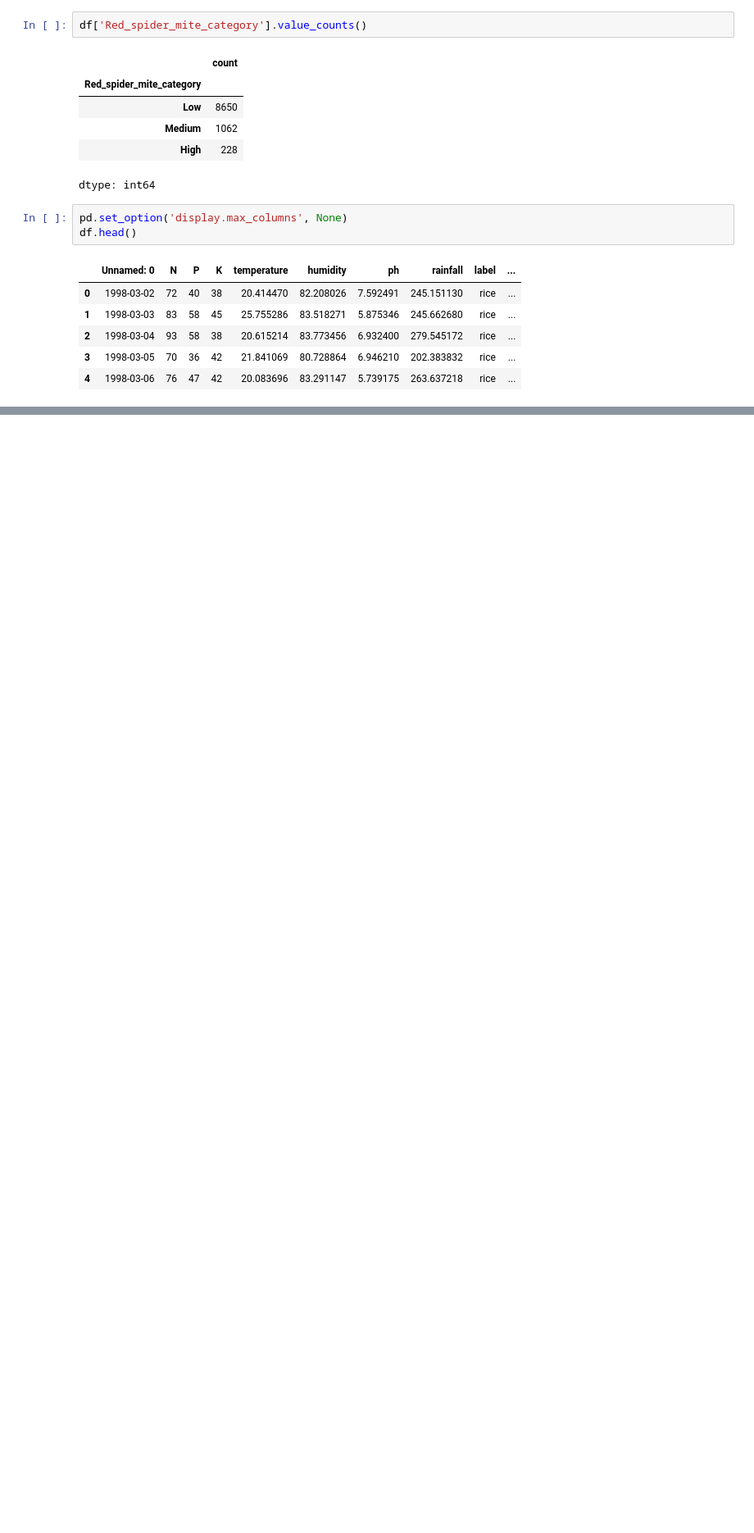
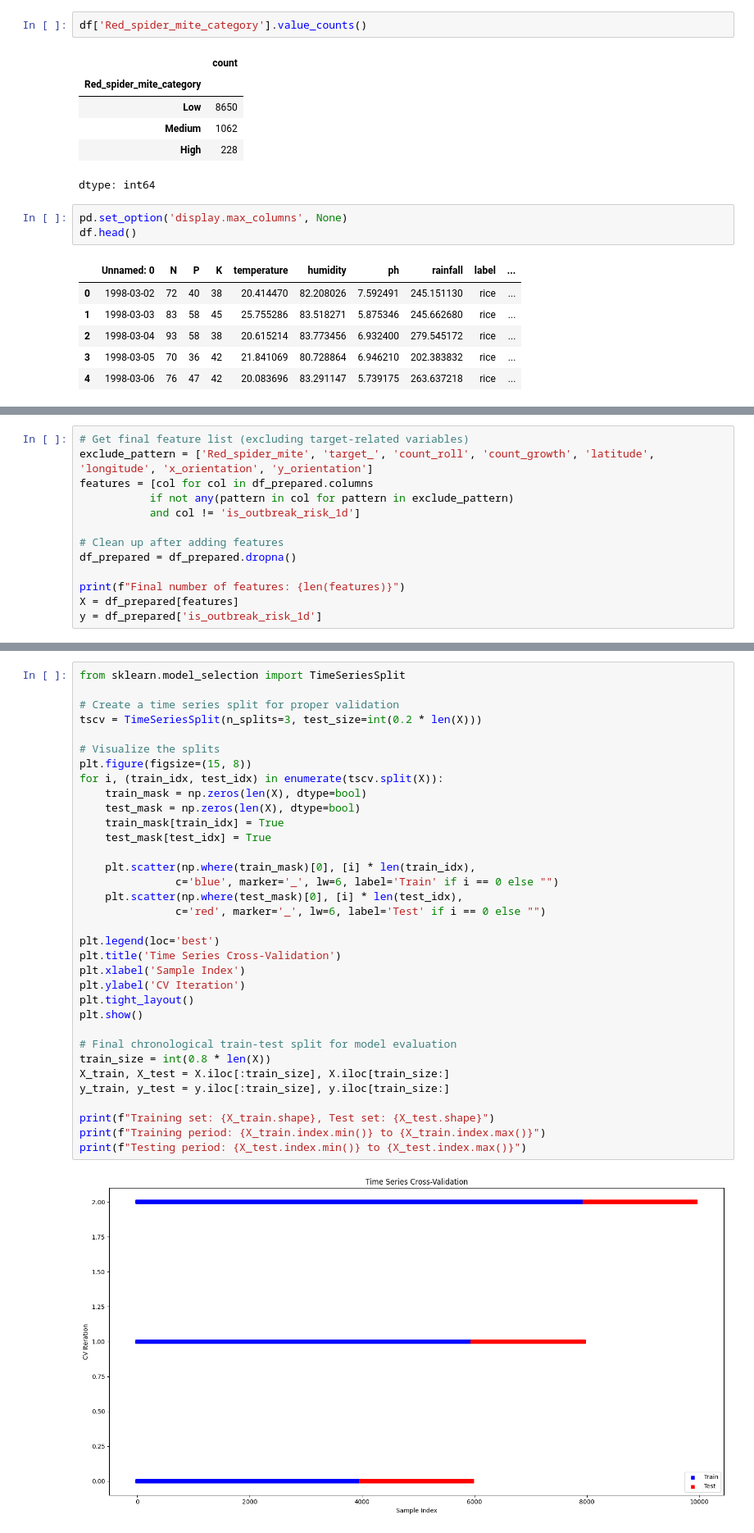
Before and after one commit to Omkar31415/AI_capstone, a Jupyter notebook: Model_training.ipynb, the cells around one changed output, grey strips where cells are left out. Shown at 82% size. Cells and saved outputs as stored; diff of their text form; blank space fills up the shorter version.

Commit message:
Model Training Updated

```diff
--- a/Model_training.ipynb
+++ b/Model_training.ipynb
@@ -603,0 +111,13 @@ Successfully saved the list of risk features to: model_artifacts/red_spider_mite
+# %%
+# Get final feature list (excluding target-related variables)
+exclude_pattern = ['Red_spider_mite', 'target_', 'count_roll', 'count_growth', 'latitude', 'longitude', 'x_orientation', 'y_orientation']
+features = [col for col in df_prepared.columns
+           if not any(pattern in col for pattern in exclude_pattern)
+           and col != 'is_outbreak_risk_1d']
+
+# Clean up after adding features
+df_prepared = df_prepared.dropna()
+
+print(f"Final number of features: {len(features)}")
+X = df_prepared[features]
+y = df_prepared['is_outbreak_risk_1d']
@@ -603,0 +134,36 @@ Successfully saved the list of risk features to: model_artifacts/red_spider_mite
+# %%
+from sklearn.model_selection import TimeSeriesSplit
+
+# Create a time series split for proper validation
+tscv = TimeSeriesSplit(n_splits=3, test_size=int(0.2 * len(X)))
+
+# Visualize the splits
+plt.figure(figsize=(15, 8))
+for i, (train_idx, test_idx) in enumerate(tscv.split(X)):
+    train_mask = np.zeros(len(X), dtype=bool)
+    test_mask = np.zeros(len(X), dtype=bool)
+    train_mask[train_idx] = True
+    test_mask[test_idx] = True
+
+    plt.scatter(np.where(train_mask)[0], [i] * len(train_idx),
+               c='blue', marker='_', lw=6, label='Train' if i == 0 else "")
+    plt.scatter(np.where(test_mask)[0], [i] * len(test_idx),
+               c='red', marker='_', lw=6, label='Test' if i == 0 else "")
+
+plt.legend(loc='best')
+plt.title('Time Series Cross-Validation')
+plt.xlabel('Sample Index')
+plt.ylabel('CV Iteration')
+plt.tight_layout()
+plt.show()
+
+# Final chronological train-test split for model evaluation
+train_size = int(0.8 * len(X))
+X_train, X_test = X.iloc[:train_size], X.iloc[train_size:]
+y_train, y_test = y.iloc[:train_size], y.iloc[train_size:]
+
+print(f"Training set: {X_train.shape}, Test set: {X_test.shape}")
+print(f"Training period: {X_train.index.min()} to {X_train.index.max()}")
+print(f"Testing period: {X_test.index.min()} to {X_test.index.max()}")
+# %% [output]
+[figure, added]
```
Also changed, not shown: parts of 31 cells of this notebook.
